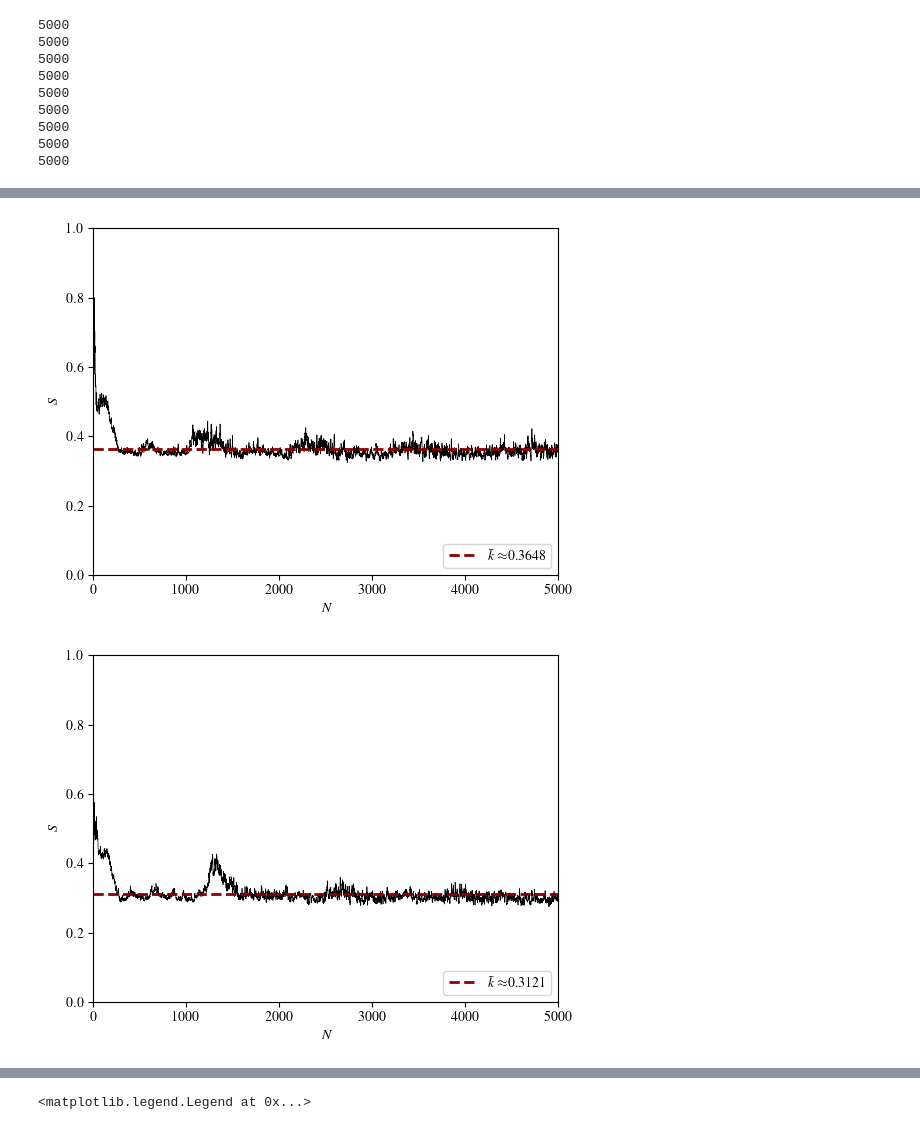
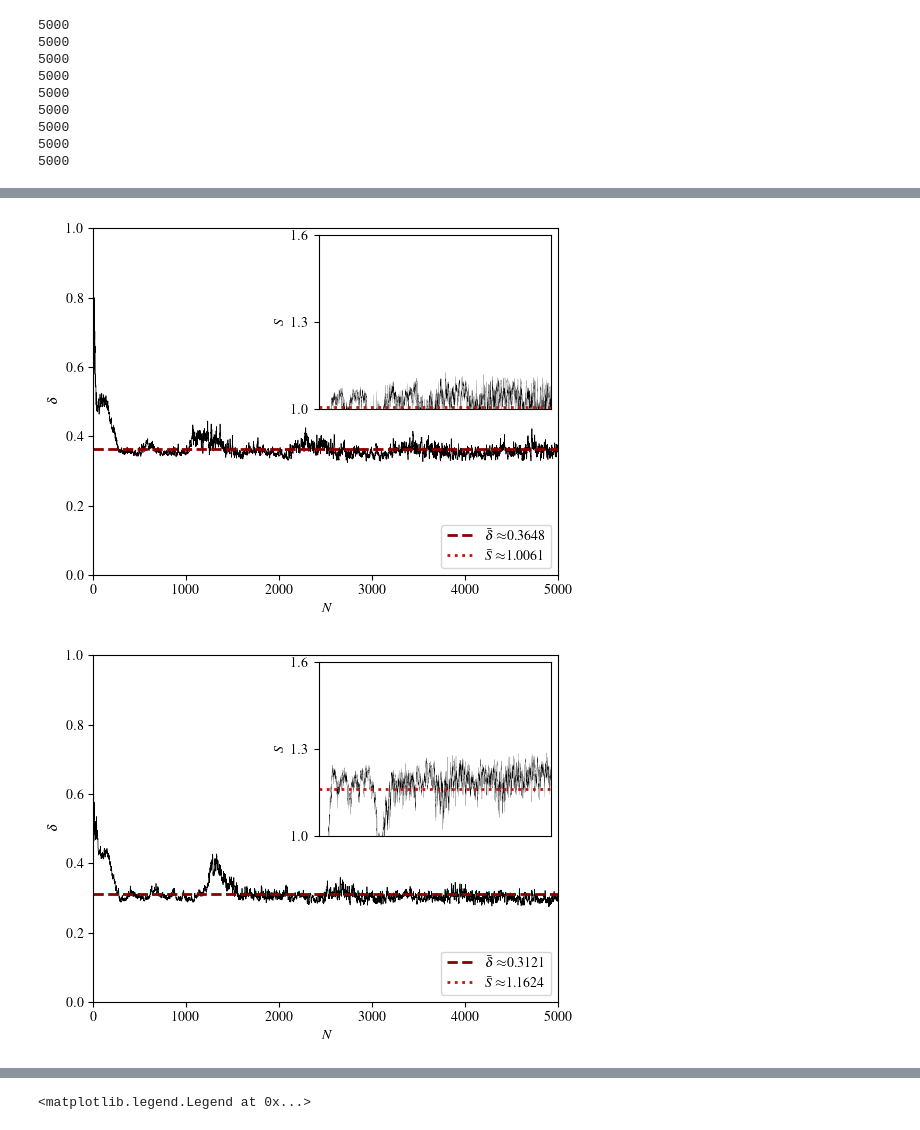
Before and after one commit to Emiliano6754/Correlation-Quantum-Walks, a Jupyter notebook: normqsums.ipynb, the cells around one changed output, grey strips where cells are left out. Drawn from its saved outputs; the diff is of its cells as text; code cells hidden in the pictures.

```diff
--- a/normqsums.ipynb
+++ b/normqsums.ipynb
@@ -31,6 +31,7 @@ for n_qubits in qubit_nums:
     normentropy = - np.log(normQsums)
     t = np.arange(0,T)
     avg = np.average(normQsums[50:])
+    avgS = np.average(normentropy)
     averages[pos] = avg
     variances[pos] = np.var(normQsums[50:])
     entropy_variances[pos] = np.var(normentropy)
@@ -43,13 +44,25 @@ for n_qubits in qubit_nums:
     ax = fig.subplots()
     # plt.title(str(n_qubits))
     # ax.set_title(r'norm $\sum Q^2 = - \ln \left[ \left( \frac{3}{4} \right)^{n_q} \cdot \sum Q^2 \right]$')
-    ax.plot(t,normQsums,'k-', lw=0.5)
+    ax.plot(t, normQsums,'k-', lw=0.5)
     ax.set_xlim(0,T)
     ax.set_xlabel(r'$N$')
     ax.set_ylim(0,max(normQsums))
     # ax.set_ylim(0,7)
-    ax.set_ylabel(r'$S$')
-    ax.plot((0,T),(avg,avg),'--', label = r'$\bar{k} \approx $' + str(avg)[:6],lw=2,color="darkred")
+    ax.set_ylabel(r'$\delta$')
+    ax.plot((0,T),(avg,avg),'--', label = r'$\bar{\delta} \approx $' + str(avg)[:6],lw=2,color="darkred")
+    ax.plot((0,T),(1000,1000),':', label = r'$\bar{S} \approx $' + str(avgS)[:6],lw=2,color="#b51b10")
+    inset = inset_axes(ax,width="50%",height="50%",loc="upper right")
+    inset.plot(t, normentropy, 'k-', lw=0.1)
+    inset.plot((0,T),(avgS,avgS),':', label = r'$\bar{\delta} \approx $' + str(avg)[:6],lw=2,color="#b51b10")
+    inset.set_xlim(0,T)
+    inset.set_ylim(1.0,1.6)
+    inset.set_ylabel(r'$S$')
+    inset.tick_params(labelleft = True,labelbottom = False, labelright = False)
+    inset.xaxis.set_ticks([])
+    inset.yaxis.set_ticks([1,1.3,1.6])
+    inset.yaxis.set_label_position("left")
+    inset.yaxis.set_ticks_position("left")
     ax.legend(loc='lower right')
     # fig.savefig(savefilepath + "dim" + str(D) + "/" + str(n_qubits)+"q.png")
     # ax.spines[['right','top']].set_visible(False)
@@ -72,2 +85,2 @@ for n_qubits in qubit_nums:
-[figure, old version]
+[figure, new version]
-[figure, old version]
+[figure, new version]
```
Also changed, not shown: parts of 1 cell of this notebook, 7 other files.
